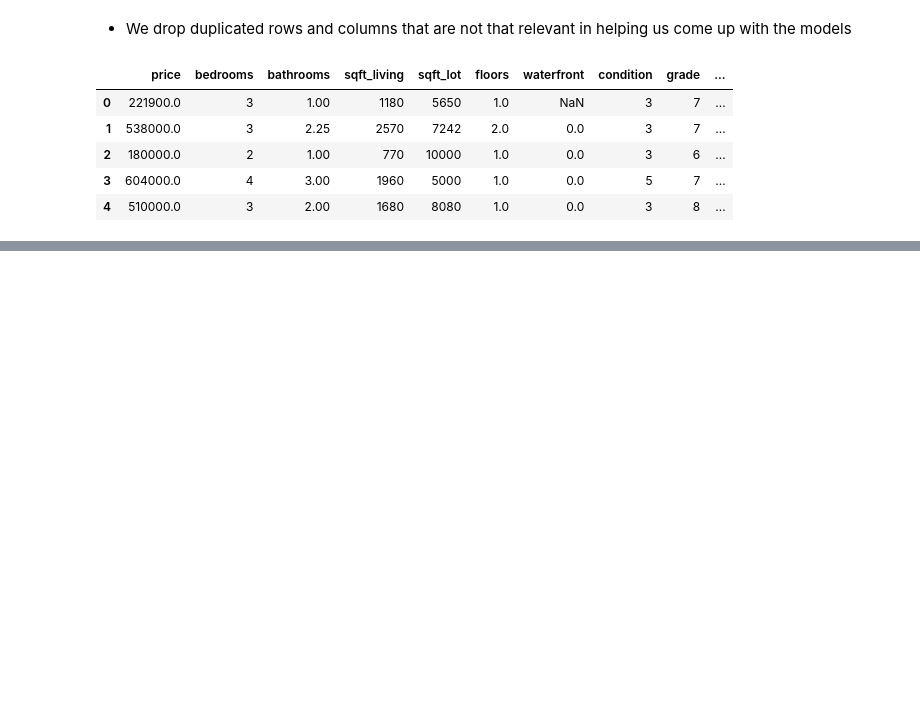
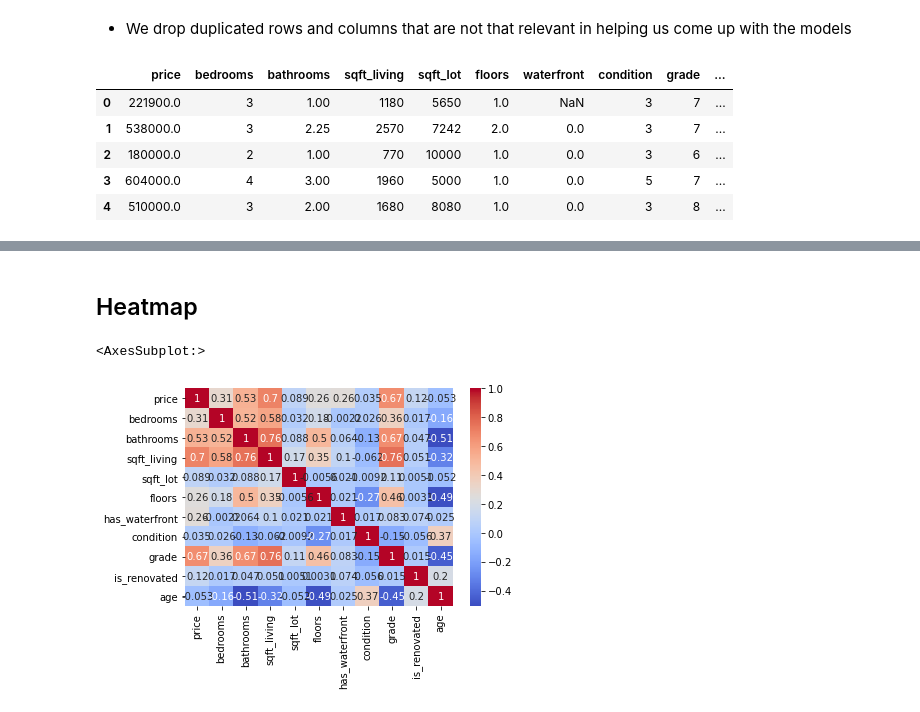
Before and after one commit to Leila-Nyambura/king-county-house-price-prediction-LRM, a Jupyter notebook: main.ipynb, the cells around one changed output, grey strips where cells are left out. Saved outputs shown, nothing was run; the diff lists cells and outputs as text; code cells hidden in the pictures; blank space fills up the shorter version.

```diff
--- a/main.ipynb
+++ b/main.ipynb
@@ -103,0 +200,7 @@ df.head()
+# %% [markdown]
+## Heatmap
+# %%
+sns.heatmap(df.corr(),cmap="coolwarm",annot=True)
+# %% [output]
+<AxesSubplot:>
+[figure, added]
```
Also changed, not shown: parts of 18 cells of this notebook.
